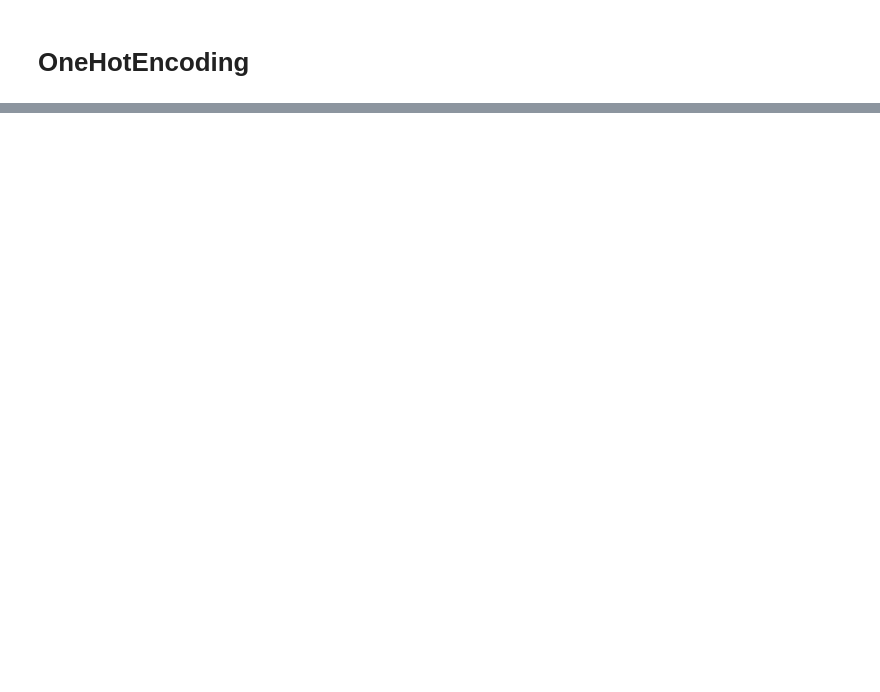
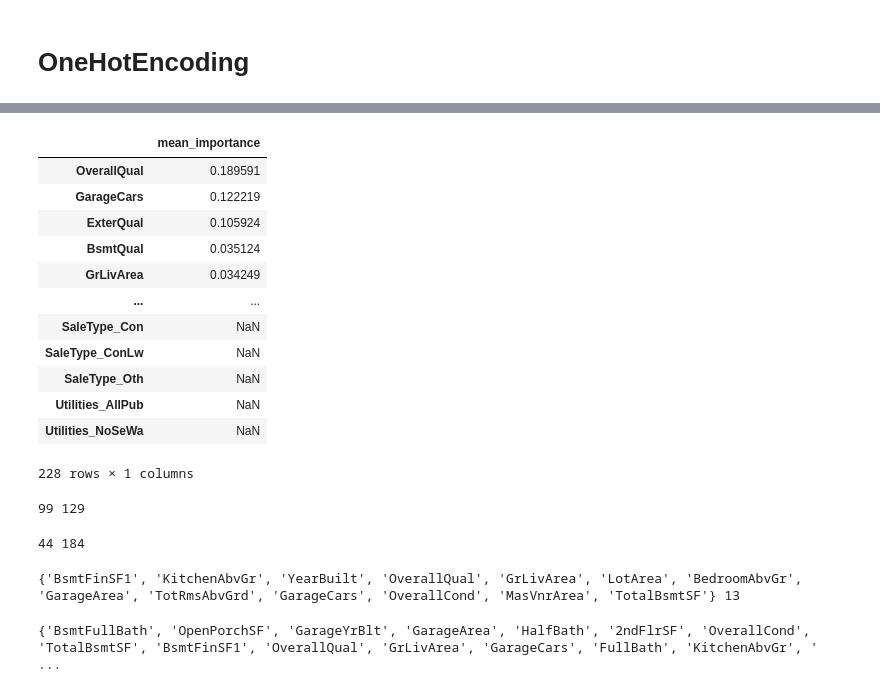
Before and after one commit to siiyayu/FeatureSelectionTechniques, a Jupyter notebook: evaluating_models.ipynb, the cells around one changed output, grey strips where cells are left out. Saved outputs shown, nothing was run; the diff lists cells and outputs as text; code cells hidden in the pictures; blank space fills up the shorter version.

```diff
--- a/evaluating_models.ipynb
+++ b/evaluating_models.ipynb
@@ -1371,0 +1023,3 @@ rfecv.cv_results_
+# %%
+df_xgb = models_dict["XGBRegressor"][1]['feature_importance'] / 10e8
+df_xgb
@@ -1371,0 +1087,20 @@ rfecv.cv_results_
+# %%
+df_xgb
+# %% [output]
+|  | mean_importance |
+| OverallQual | 0.189591 |
+| GarageCars | 0.122219 |
+| ExterQual | 0.105924 |
+| BsmtQual | 0.035124 |
+| GrLivArea | 0.034249 |
+| ... | ... |
+| SaleType_Con | NaN |
+| SaleType_ConLw | NaN |
+| SaleType_Oth | NaN |
+| Utilities_AllPub | NaN |
+| Utilities_NoSeWa | NaN |
+228 rows × 1 columns
+# %%
+print(len(df_lasso[df_lasso['mean_importance'] == 0]), len(df_lasso[df_lasso['mean_importance'] != 0])) # zero features lasso
+# %% [output]
+99 129
@@ -1371,0 +1109,13 @@ rfecv.cv_results_
+# %%
+print(len(df_xgb[df_xgb['mean_importance'] == 0]), len(df_xgb[df_xgb['mean_importance'] != 0])) # zero features xgb
+ # zero xgb
+# %% [output]
+44 184
+# %%
+print(set(numeric_cols).intersection(set(df_lasso[:50].index)), len(set(numeric_cols).intersection(set(df_lasso[:50].index))))
+# %% [output]
+{'BsmtFinSF1', 'KitchenAbvGr', 'YearBuilt', 'OverallQual', 'GrLivArea', 'LotArea', 'BedroomAbvGr', 'GarageArea', 'TotRmsAbvGrd', 'GarageCars', 'OverallCond', 'MasVnrArea', 'TotalBsmtSF'} 13
+# %%
+print(set(numeric_cols).intersection(set(df_xgb[:50].index)), len(set(numeric_cols).intersection(set(df_xgb[:50].index))))
+# %% [output]
+{'BsmtFullBath', 'OpenPorchSF', 'GarageYrBlt', 'GarageArea', 'HalfBath', '2ndFlrSF', 'OverallCond', 'TotalBsmtSF', 'BsmtFinSF1', 'OverallQual', 'GrLivArea', 'GarageCars', 'FullBath', 'KitchenAbvGr', ' ...
```
Also changed, not shown: parts of 71 cells of this notebook, 6 other files.
